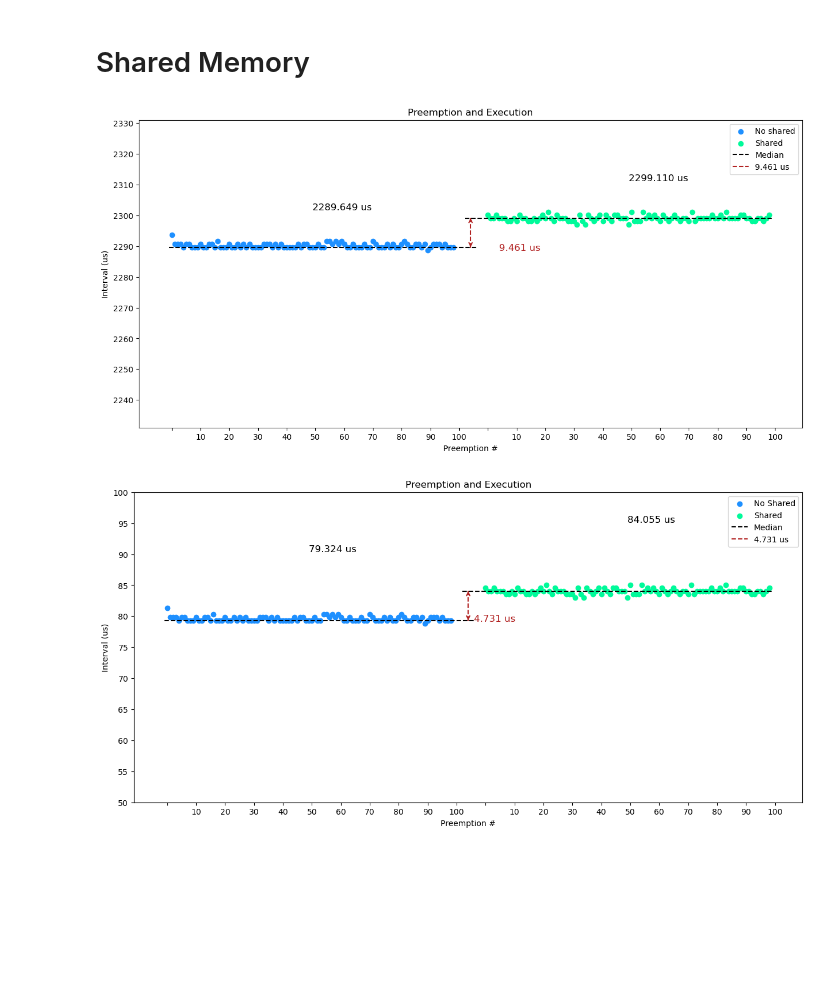
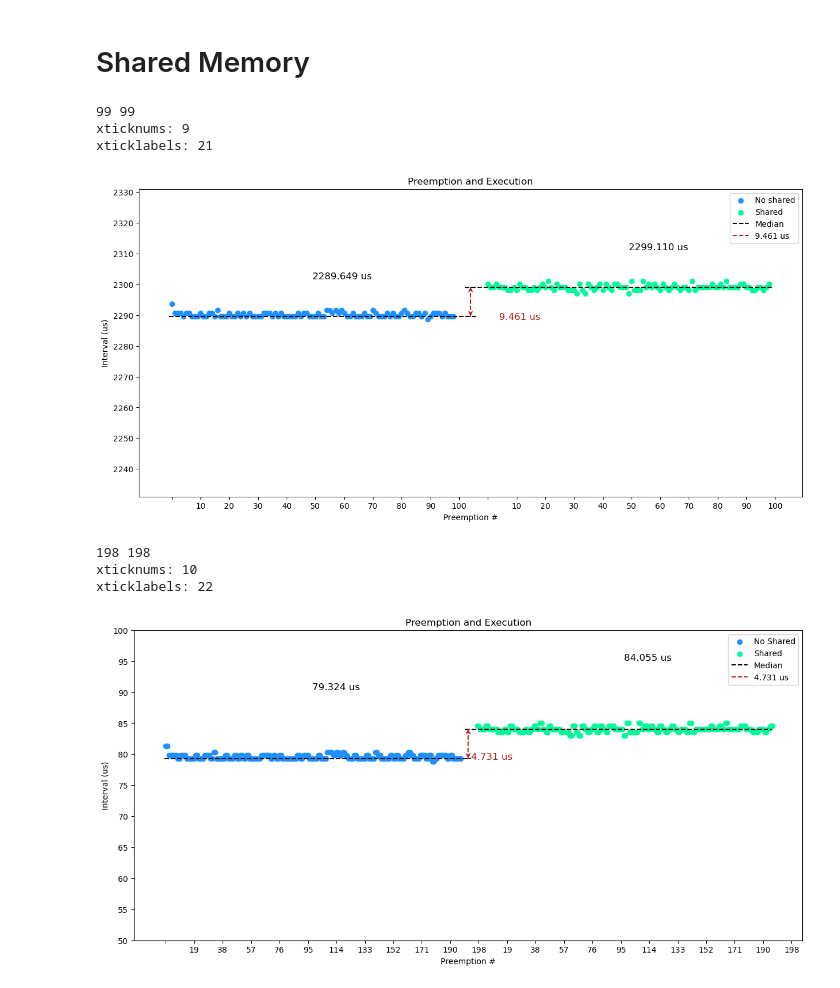
Before and after one commit to alexngUNC/GPU-research, a Jupyter notebook: Preemptions/RTX3060Ti/shared.ipynb, the cells around one changed output. Saved outputs shown, nothing was run; the diff lists cells and outputs as text; code cells hidden in the pictures; blank space fills up the shorter version.

Commit message:
Add window for plotting

```diff
--- a/Preemptions/RTX3060Ti/shared.ipynb
+++ b/Preemptions/RTX3060Ti/shared.ipynb
@@ -2,8 +2,8 @@
 # Shared Memory
 # %%
 from analyzer_functions import *
-shared_path = '~/preemptions/times/shared/shared100.csv'
-no_shared_path = '~/preemptions/times/shared/no_shared100.csv'
+shared_path = '~/GPU-research/Preemptions/preemptions/times/shared/shared100.csv'
+no_shared_path = '~/GPU-research/Preemptions/preemptions/times/shared/no_shared100.csv'
 
 paths = [no_shared_path, shared_path]
 
@@ -16,12 +16,18 @@ OFFSET = NUM_SAMPES // 10
 plot_side_by_side(noSharedData=ivls[0], sharedData=ivls[1], NUM_SAMPLES=NUM_SAMPES, lowerBound=TIMESLICE_LENGTH + 100, upperBound=TIMESLICE_LENGTH + 200,
                   medianLines=True, offset=OFFSET, firstLabel="No shared", secondLabel="Shared", lowerTextOffset=1, upperTextOffset=10)
 # %% [output]
+99 99
+xticknums: 9
+xticklabels: 21
 [figure]
 # %%
 no_shared_oh = get_overhead(ivls[0], timeslice_length=TIMESLICE_LENGTH)
 shared_oh = get_overhead(ivls[1], timeslice_length=TIMESLICE_LENGTH)
 
-plot_side_by_side(noSharedData=no_shared_oh, sharedData=shared_oh, NUM_SAMPLES=100, medianLines=True, offset=OFFSET,
-                  lowerBound=50, upperBound=100, firstLabel="No Shared", secondLabel="Shared")
+plot_side_by_side(noSharedData=no_shared_oh, sharedData=shared_oh, NUM_SAMPLES=100*2 - 2, medianLines=True, offset=OFFSET,
+                  lowerBound=50, upperBound=100, firstLabel="No Shared", secondLabel="Shared", plotOverhead=True)
 # %% [output]
+198 198
+xticknums: 10
+xticklabels: 22
-[figure, old version]
+[figure, new version]
```
Also changed, not shown: parts of 1 cell of this notebook, 1 other file.
